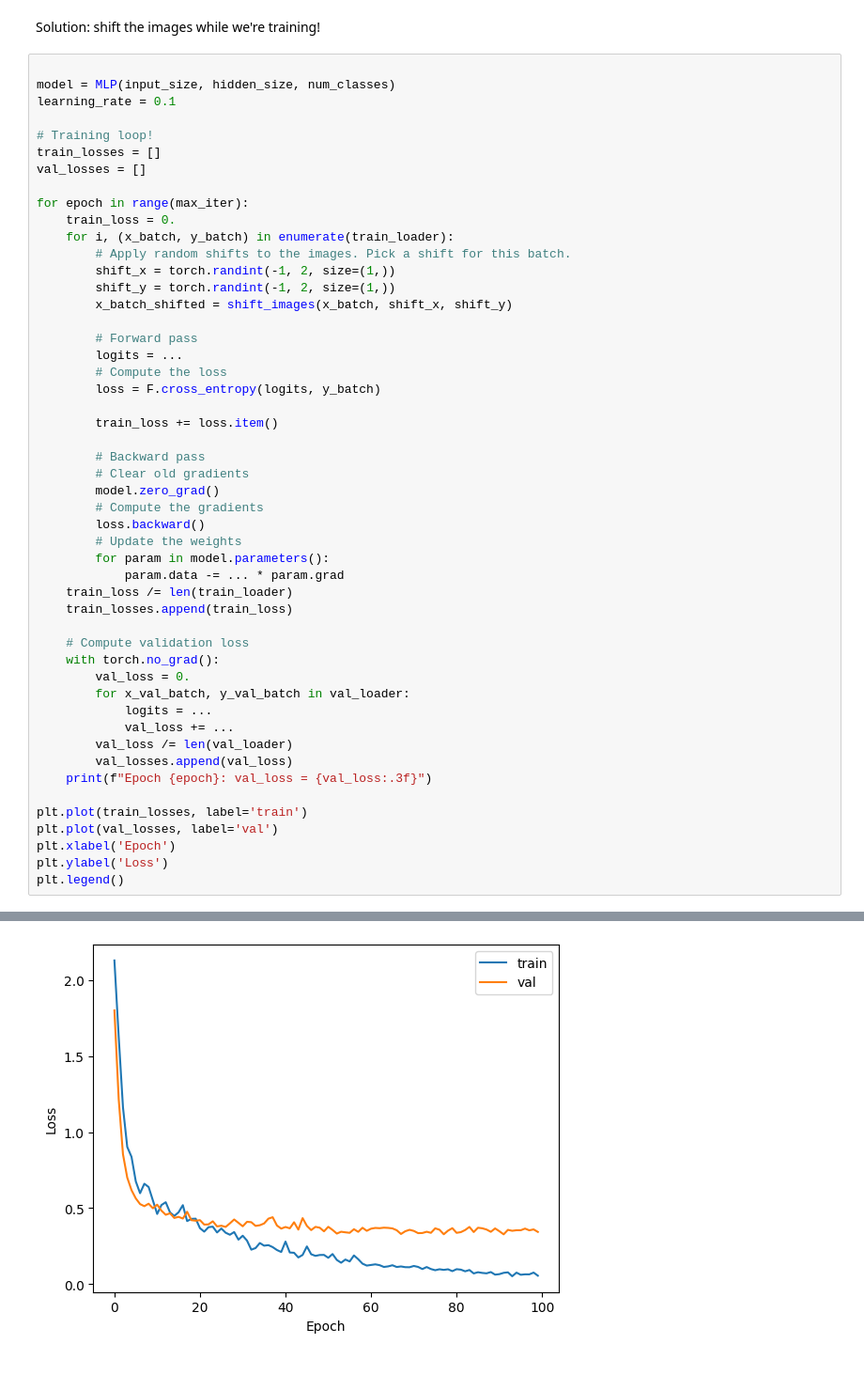
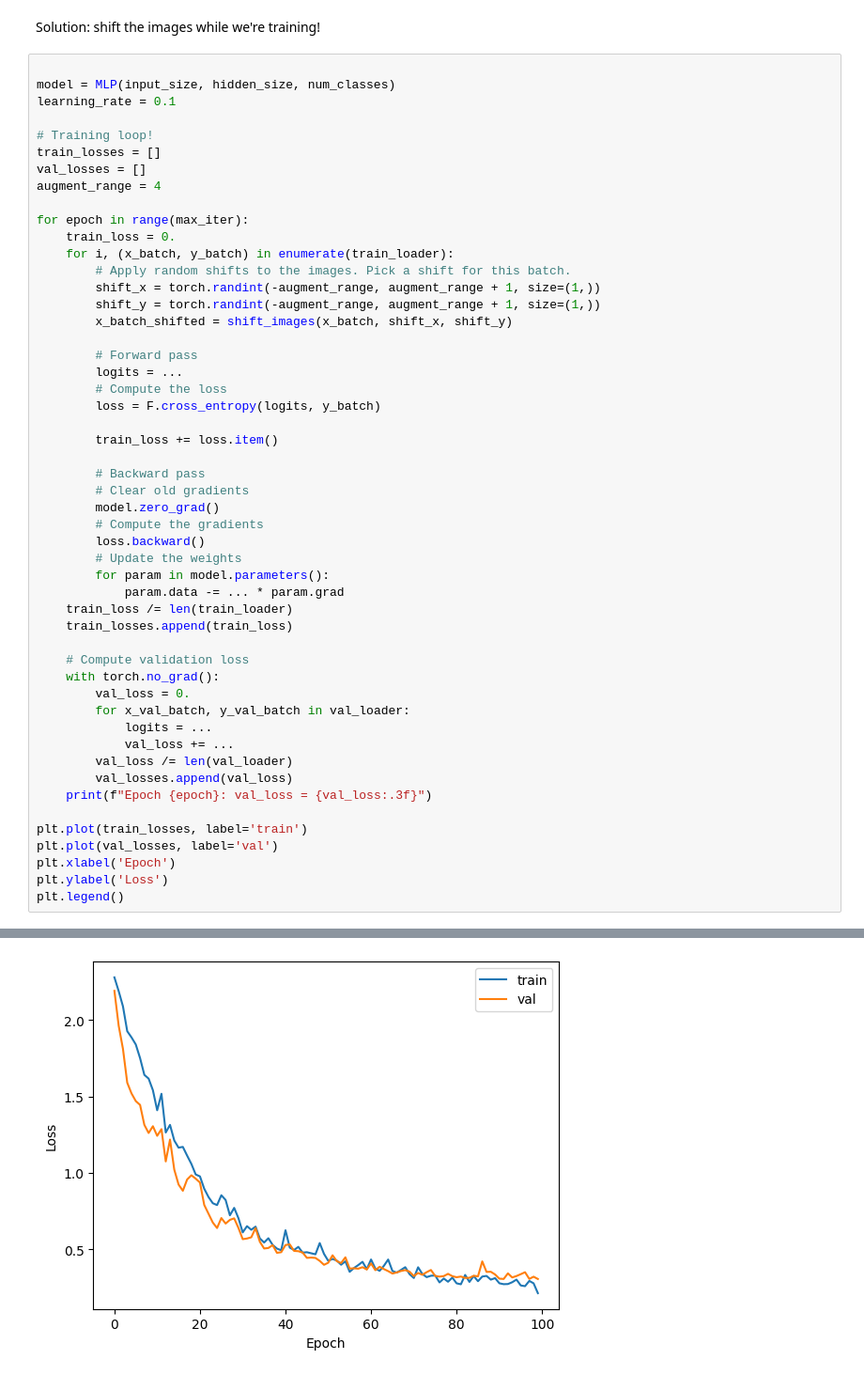
Before and after one commit to Calvin-Data-Science/cs375-376-public, a Jupyter notebook: notebooks/u06n1-mnist-torch.ipynb, the cells around one changed output, grey strips where cells are left out. Shown at 94% size. Saved outputs shown, nothing was run; the diff lists cells and outputs as text.

```diff
--- a/notebooks/u06n1-mnist-torch.ipynb
+++ b/notebooks/u06n1-mnist-torch.ipynb
@@ -216,13 +216,14 @@ learning_rate = 0.1
 # Training loop!
 train_losses = []
 val_losses = []
+augment_range = 4
 
 for epoch in range(max_iter):
     train_loss = 0.
     for i, (x_batch, y_batch) in enumerate(train_loader):
         # Apply random shifts to the images. Pick a shift for this batch.
-        shift_x = torch.randint(-1, 2, size=(1,))
-        shift_y = torch.randint(-1, 2, size=(1,))
+        shift_x = torch.randint(-augment_range, augment_range + 1, size=(1,))
+        shift_y = torch.randint(-augment_range, augment_range + 1, size=(1,))
         x_batch_shifted = shift_images(x_batch, shift_x, shift_y)
 
         # Forward pass
@@ -279,2 +280,2 @@ Epoch 99: val_loss = 0.343
 <matplotlib.legend.Legend at 0x...>
-[figure, old version]
+[figure, new version]
```
Also changed, not shown: parts of 5 cells of this notebook, 1 other file.
